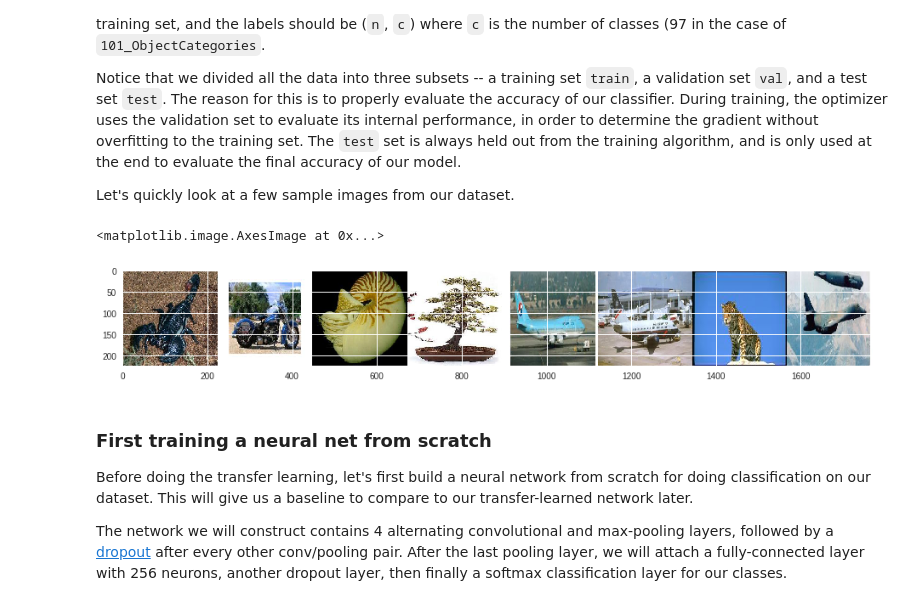
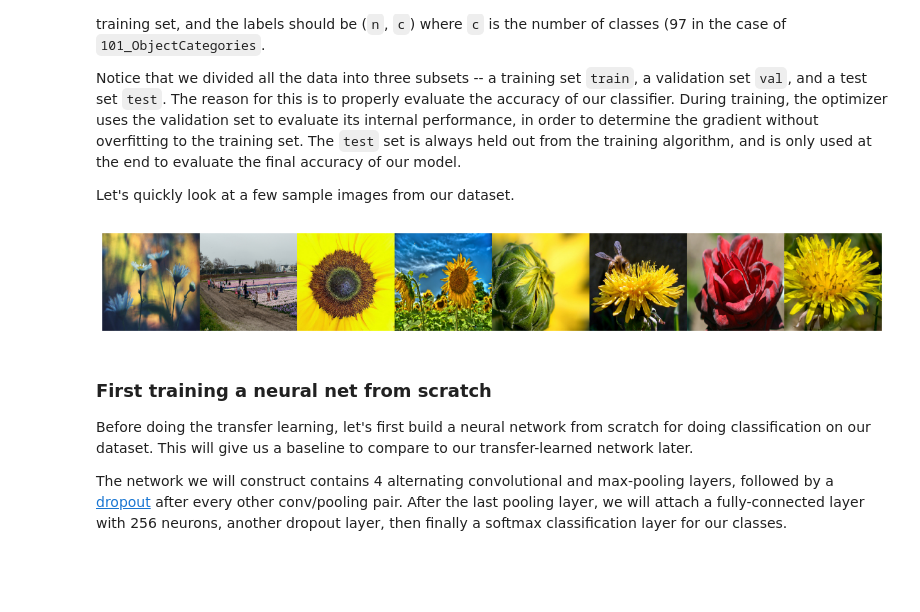
Before and after one commit to devluizg/Oficina-DB, a Jupyter notebook: notebooks/transfer-learning.ipynb, the cells around one changed output. Saved outputs shown, nothing was run; the diff lists cells and outputs as text; code cells hidden in the pictures; blank space fills up the shorter version.

```diff
--- a/notebooks/transfer-learning.ipynb
+++ b/notebooks/transfer-learning.ipynb
@@ -78,9 +85,10 @@ print("Pastas encontradas:", os.listdir(base_dir))
 # %%
-root = '/content/dataset/PetImages'
+root = '/content/dataset/flower_photos'
 
 train_split, val_split = 0.7, 0.15
 
-categories = [os.path.join(root, c) for c in os.listdir(root) if os.path.isdir(os.path.join(root, c))]
+# Seleciona apenas as classes desejadas: 'roses' e 'daisy'
+categories = sorted([os.path.join(root, c) for c in ['roses', 'daisy']])
 
 print("Categorias encontradas:", categories)
 # %% [output]
@@ -104,10 +112,10 @@ for c, category in enumerate(categories):
               in os.walk(category) for f in filenames
               if os.path.splitext(f)[1].lower() in ['.jpg','.png','.jpeg']]
     for img_path in images:
-        img, x = get_image(img_path)
-        data.append({'x':np.array(x[0]), 'y':c})
-
-# count the number of classes
-num_classes = len(categories)
+        try:
+            img, x = get_image(img_path)
+            data.append({'x': np.array(x[0]), 'y': c})
+        except Exception as e:
+            print(f"Erro ao carregar {img_path}: {e}")
 # %% [markdown]
 Randomize the data order.
@@ -165,15 +174,32 @@ Notice that we divided all the data into three subsets -- a training set `train`
 
 Let's quickly look at a few sample images from our dataset.
 # %%
-images = [os.path.join(dp, f) for dp, dn, filenames in os.walk(root) for f in filenames if os.path.splitext(f)[1].lower() in ['.jpg','.png','.jpeg']]
-idx = [int(len(images) * random.random()) for i in range(8)]
-imgs = [image.load_img(images[i], target_size=(224, 224)) for i in idx]
-concat_image = np.concatenate([np.asarray(img) for img in imgs], axis=1)
-plt.figure(figsize=(16,4))
-plt.imshow(concat_image)
+from PIL import UnidentifiedImageError
+
+images = [os.path.join(dp, f) for dp, dn, filenames in os.walk(root)
+          for f in filenames if os.path.splitext(f)[1].lower() in ['.jpg', '.png', '.jpeg']]
+
+idx = [int(len(images) * random.random()) for _ in range(8)]
+
+imgs = []
+for i in idx:
+    try:
+        img = image.load_img(images[i], target_size=(224, 224))
+        imgs.append(np.asarray(img))
+    except (UnidentifiedImageError, OSError) as e:
+        print(f"Erro ao carregar {images[i]}: {e}")
+
+# Apenas continue se tiver imagens válidas
+if imgs:
+    concat_image = np.concatenate(imgs, axis=1)
+    plt.figure(figsize=(16, 4))
+    plt.imshow(concat_image)
+    plt.axis('off')
+    plt.show()
+else:
+    print("Nenhuma imagem válida foi carregada.")
 # %% [output]
-<matplotlib.image.AxesImage at 0x...>
-[figure, old version]
+[figure, new version]
 # %% [markdown]
 ### First training a neural net from scratch
 
```
Also changed, not shown: parts of 16 cells of this notebook.
